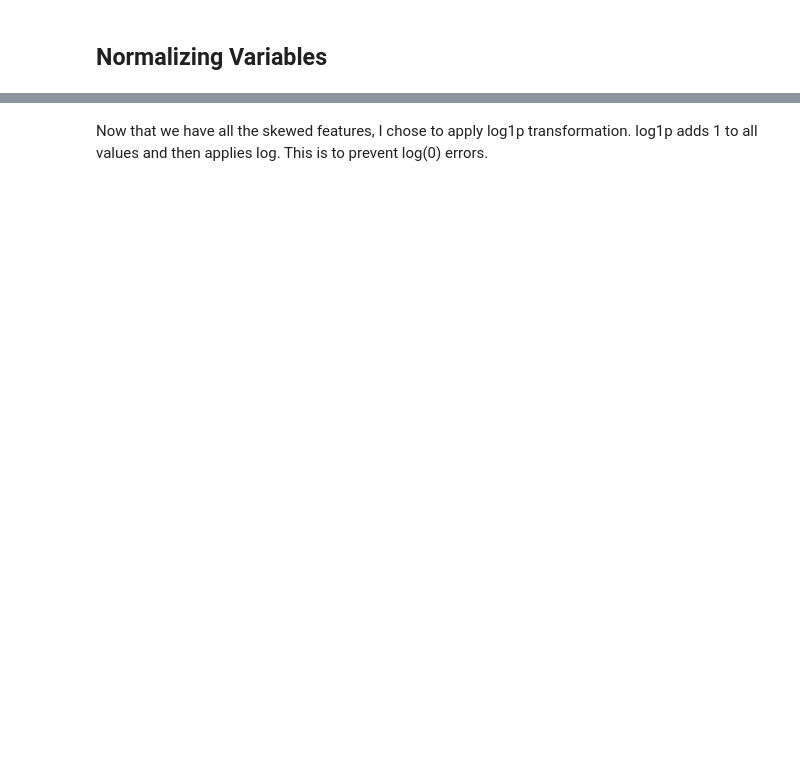
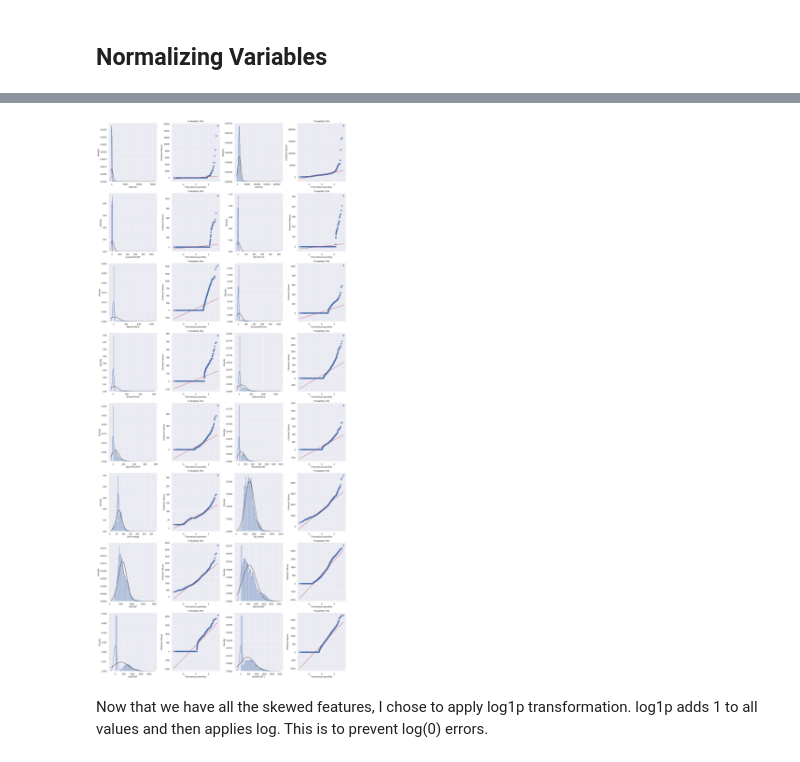
Before and after one commit to AmoghPradeep/house-price-prediction, a Jupyter notebook: main.ipynb, the cells around one changed output, grey strips where cells are left out. Cells and saved outputs as stored; diff of their text form; code cells hidden in the pictures; blank space fills up the shorter version.

```diff
--- a/main.ipynb
+++ b/main.ipynb
@@ -315,8 +312,0 @@ These are actually categorical classes but disguised as discrete numbers.<br> Le
-# %%
-#MSSubClass=The building class
-df['MSSubClass'] = df['MSSubClass'].apply(str)
-#Changing OverallCond into a categorical variable
-df['OverallCond'] = df['OverallCond'].astype(str)
-#Year and month sold are transformed into categorical features.
-df['YrSold'] = df['YrSold'].astype(str)
-df['MoSold'] = df['MoSold'].astype(str)
@@ -392,4 +368,17 @@ TotalSF           0.816562
 Name: Skew, dtype: float64
+# %%
+# Visualizing distribution.
+plot_no = 0
+plt.figure(figsize=(18, 40))
+for feature in skewed.index:
+    plt.subplot(8, 4, plot_no + 1)
+    sns.distplot(df[feature], kde = True, fit=norm)
+    plt.subplot(8, 4, plot_no + 2)
+    stats.probplot(df[feature], plot=plt)
+    plot_no += 2
+plt.tight_layout()
+# %% [output]
+[figure, added]
 # %% [markdown]
 Now that we have all the skewed features, I chose to apply log1p transformation.
 log1p adds 1 to all values and then applies log. This is to prevent log(0) errors.
```
Also changed, not shown: parts of 65 cells of this notebook.
